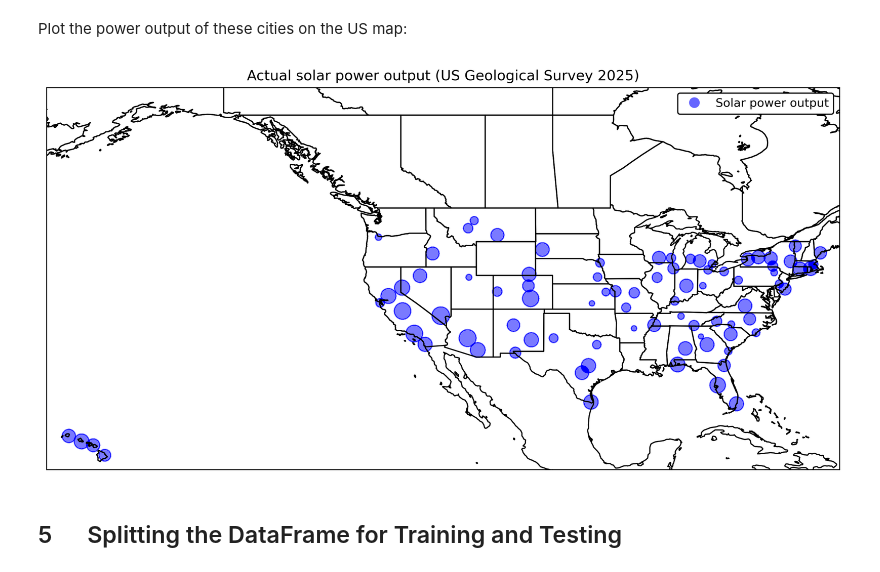
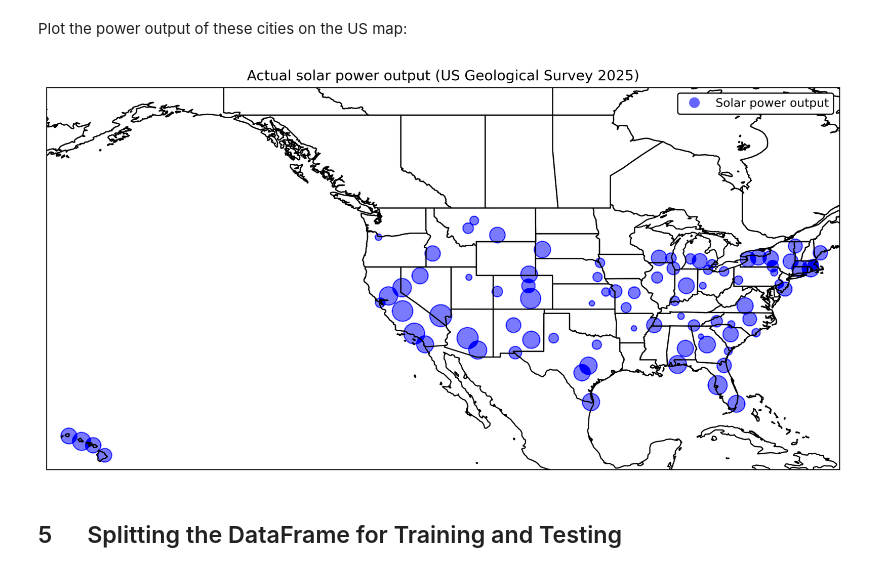
Before and after one commit to Nathan-Oyama-Personal/berkeley-ai, a Jupyter notebook: module20/eda.ipynb, the cells around one changed output. Drawn from its saved outputs; the diff is of its cells as text; code cells hidden in the pictures.

```diff
--- a/module20/eda.ipynb
+++ b/module20/eda.ipynb
@@ -697,35 +697,35 @@ legend_circle = Line2D(
     [0], [0],
     marker='o', color='white',
     markerfacecolor='#6666ff', markersize=10,
     label='Solar power output'),
 plt.legend(
     handles=legend_circle,
     edgecolor="black",
     framealpha=1.0
     )
 #plt.legend.
 
 ax.set_extent(
     [-162, -68, 18, 54.0],
     crs=ccrs.Geodetic()
     )
 
 ax.add_feature(cfeature.STATES)
 ax.add_feature(cfeature.COASTLINE)
 
 for city in df_solar.index:
     ax.scatter(
         df_solar['lng'], df_solar['lat'],
-        s=df_solar['Current_log'] * 25.0,
+        s=df_solar['Current_log'] ** 1.2 * 25.0,
         color='blue', alpha=0.002,
         transform=ccrs.Geodetic(),
         label=city
         )
 
 plt.title('Actual solar power output (US Geological Survey 2025)')
 plt.show()
 # %% [output]
-[figure, old version]
+[figure, new version]
 # %% [markdown]
 ## 5 &emsp; Splitting the DataFrame for Training and Testing
 # %%
```
Also changed, not shown: parts of 3 cells of this notebook, 3 other files.
